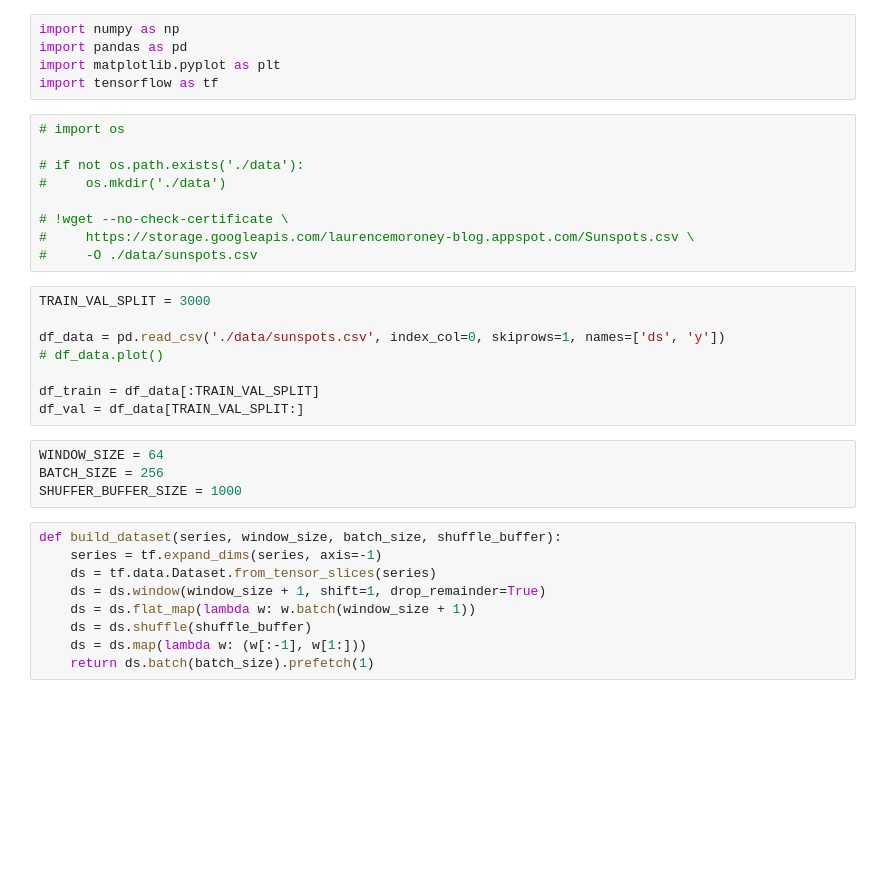
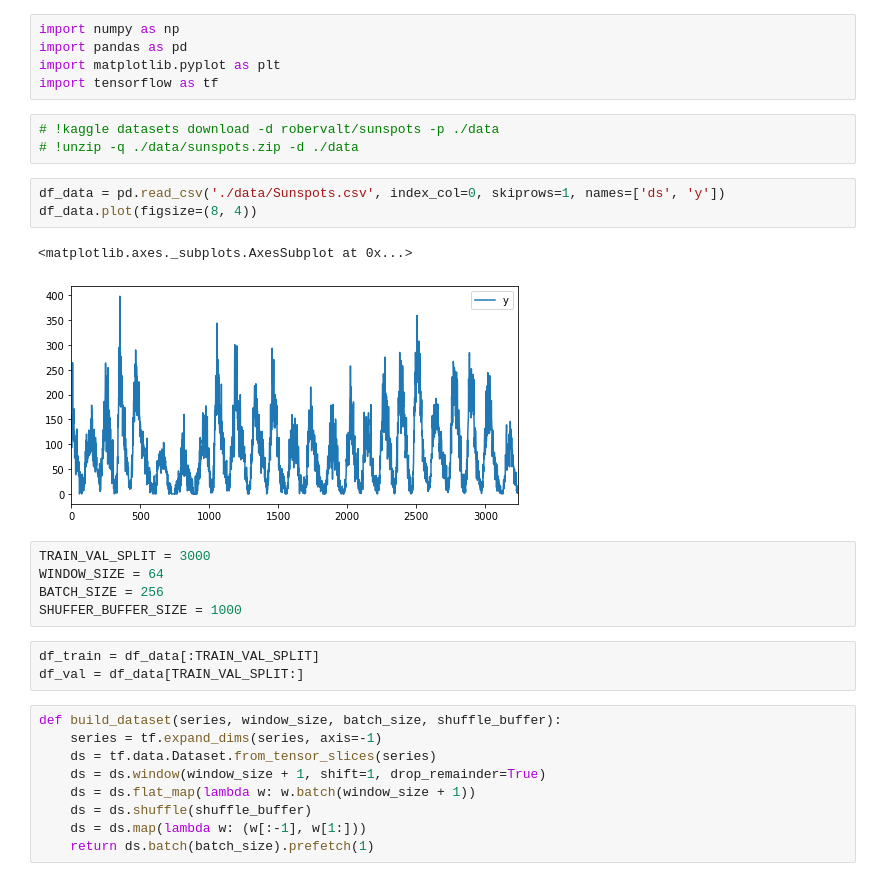
Before and after one commit to nex3z/tensorflow-exercise, a Jupyter notebook: time-series/9_sunspots.ipynb, the cells around one changed output. Drawn from its saved outputs; the diff is of its cells as text; blank space fills up the shorter version.

Commit message:
Add sunspots.

```diff
--- a/time-series/9_sunspots.ipynb
+++ b/time-series/9_sunspots.ipynb
@@ -3,27 +3,23 @@ import numpy as np
 import pandas as pd
 import matplotlib.pyplot as plt
 import tensorflow as tf
-# %%
-# import os
-
-# if not os.path.exists('./data'):
-#     os.mkdir('./data')
-
-# !wget --no-check-certificate \
-#     https://storage.googleapis.com/laurencemoroney-blog.appspot.com/Sunspots.csv \
-#     -O ./data/sunspots.csv
+# %%
+# !kaggle datasets download -d robervalt/sunspots -p ./data
+# !unzip -q ./data/sunspots.zip -d ./data
 # %%
-TRAIN_VAL_SPLIT = 3000
-
-df_data = pd.read_csv('./data/sunspots.csv', index_col=0, skiprows=1, names=['ds', 'y'])
-# df_data.plot()
-
-df_train = df_data[:TRAIN_VAL_SPLIT]
-df_val = df_data[TRAIN_VAL_SPLIT:]
+df_data = pd.read_csv('./data/Sunspots.csv', index_col=0, skiprows=1, names=['ds', 'y'])
+df_data.plot(figsize=(8, 4))
+# %% [output]
+<matplotlib.axes._subplots.AxesSubplot at 0x...>
+[figure, added]
 # %%
+TRAIN_VAL_SPLIT = 3000
 WINDOW_SIZE = 64
 BATCH_SIZE = 256
 SHUFFER_BUFFER_SIZE = 1000
+# %%
+df_train = df_data[:TRAIN_VAL_SPLIT]
+df_val = df_data[TRAIN_VAL_SPLIT:]
 # %%
 def build_dataset(series, window_size, batch_size, shuffle_buffer):
     series = tf.expand_dims(series, axis=-1)
```
Also changed, not shown: parts of 8 cells of this notebook.
